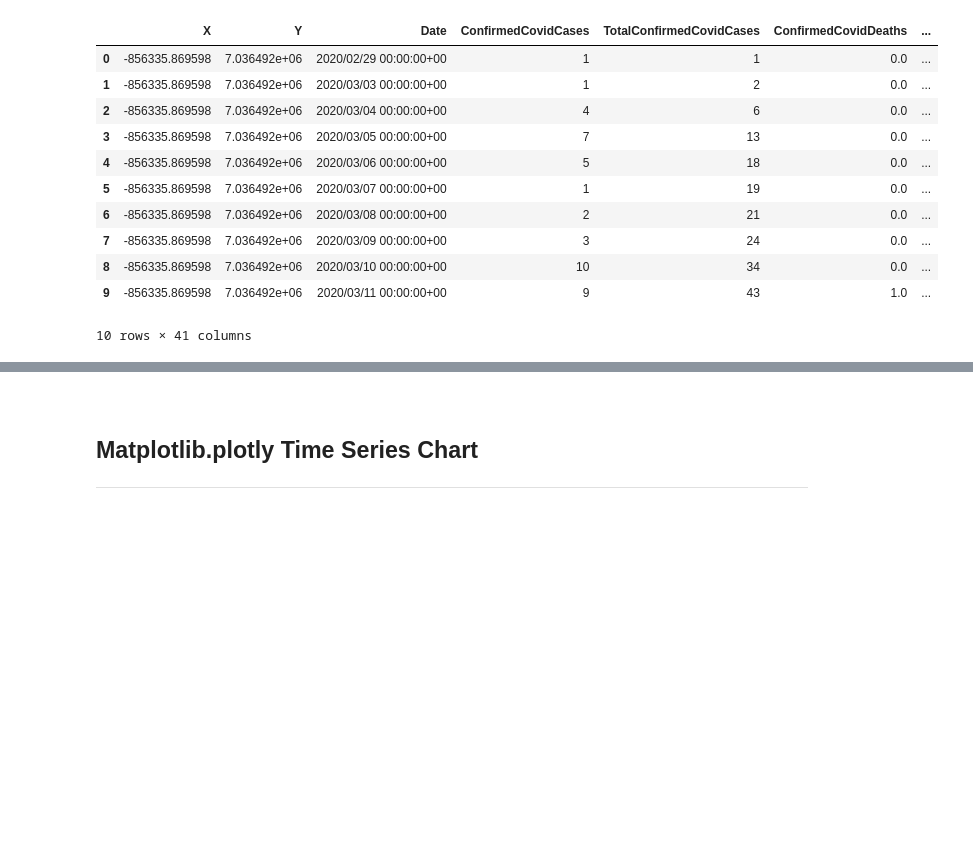
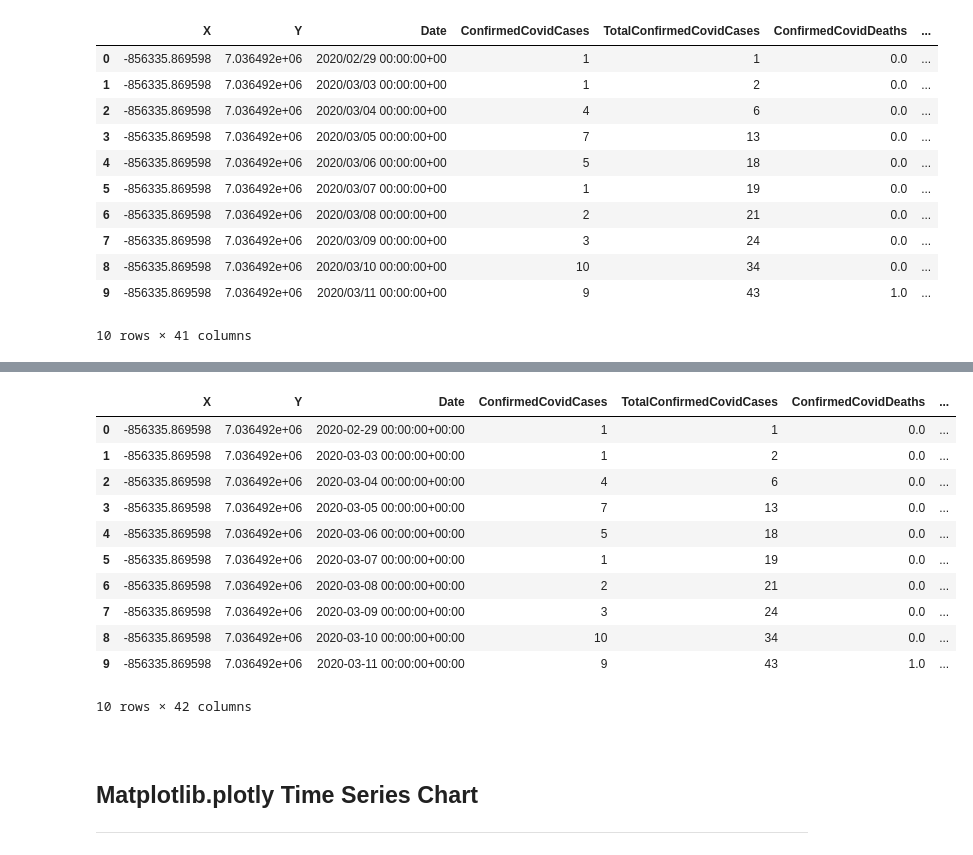
Before and after one commit to Sam-Tracey/Fundamentals-of-Data-Analysis, a Jupyter notebook: pyplot.ipynb, the cells around one changed output, grey strips where cells are left out. Saved outputs shown, nothing was run; the diff lists cells and outputs as text; code cells hidden in the pictures; blank space fills up the shorter version.

Commit message:
Added new column to pandas dataframe - Just_date

```diff
--- a/pyplot.ipynb
+++ b/pyplot.ipynb
@@ -35,0 +56,6 @@ df.head(10)
+# %%
+# Change Date frm Object to datetime type.
+df['Date'] = pd.to_datetime(df['Date'])
+
+# Add a new colum "Just_Date with the format "yyyy-MM-dd"
+df['Just_date'] = df['Date'].dt.date
@@ -36,3 +82,19 @@ df.head(10)
+# %%
+# Take a peak
+df.head(10)
+# %% [output]
+|  | X | Y | Date | ConfirmedCovidCases | TotalConfirmedCovidCases | ConfirmedCovidDeaths | ... |
+| 0 | -856335.869598 | 7.036492e+06 | 2020-02-29 00:00:00+00:00 | 1 | 1 | 0.0 | ... |
+| 1 | -856335.869598 | 7.036492e+06 | 2020-03-03 00:00:00+00:00 | 1 | 2 | 0.0 | ... |
+| 2 | -856335.869598 | 7.036492e+06 | 2020-03-04 00:00:00+00:00 | 4 | 6 | 0.0 | ... |
+| 3 | -856335.869598 | 7.036492e+06 | 2020-03-05 00:00:00+00:00 | 7 | 13 | 0.0 | ... |
+| 4 | -856335.869598 | 7.036492e+06 | 2020-03-06 00:00:00+00:00 | 5 | 18 | 0.0 | ... |
+| 5 | -856335.869598 | 7.036492e+06 | 2020-03-07 00:00:00+00:00 | 1 | 19 | 0.0 | ... |
+| 6 | -856335.869598 | 7.036492e+06 | 2020-03-08 00:00:00+00:00 | 2 | 21 | 0.0 | ... |
+| 7 | -856335.869598 | 7.036492e+06 | 2020-03-09 00:00:00+00:00 | 3 | 24 | 0.0 | ... |
+| 8 | -856335.869598 | 7.036492e+06 | 2020-03-10 00:00:00+00:00 | 10 | 34 | 0.0 | ... |
+| 9 | -856335.869598 | 7.036492e+06 | 2020-03-11 00:00:00+00:00 | 9 | 43 | 1.0 | ... |
+10 rows × 42 columns
 # %% [markdown]
 <br>
 
```
Also changed, not shown: parts of 2 cells of this notebook.
